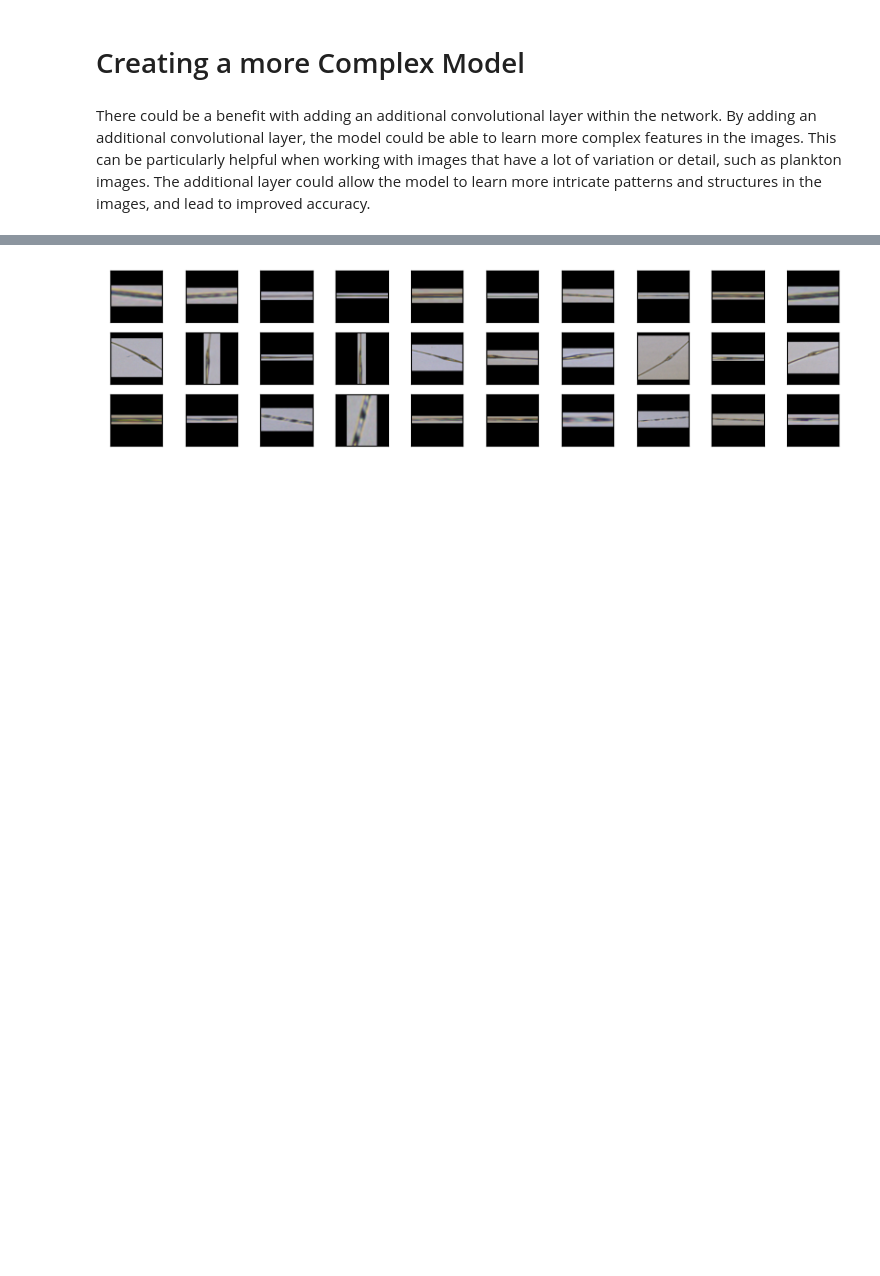
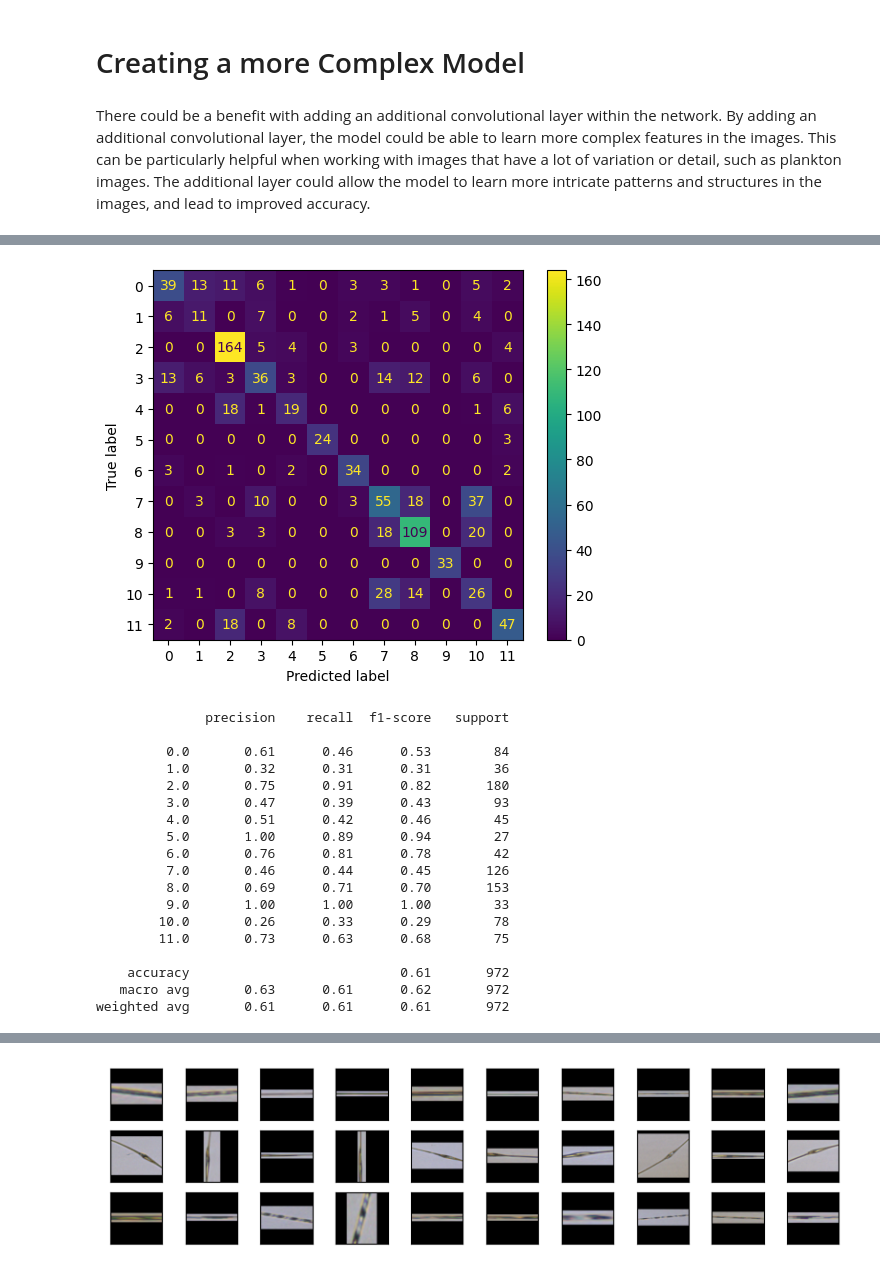
Before and after one commit to ChloeMorgana/DL-Coursework, a Jupyter notebook: 2439047s_DL_Coursework.ipynb, the cells around one changed output, grey strips where cells are left out. Drawn from its saved outputs; the diff is of its cells as text; code cells hidden in the pictures; blank space fills up the shorter version.

```diff
--- a/2439047s_DL_Coursework.ipynb
+++ b/2439047s_DL_Coursework.ipynb
@@ -546,3 +541,27 @@ weighted avg       0.60      0.60      0.59       972
+# %%
+net = CompNet()
+net.load_state_dict(dict(comp))
+evaluate(tran_test_loader, network=net)
+# %% [output]
+[figure, added]
+              precision    recall  f1-score   support
+
+         0.0       0.61      0.46      0.53        84
+         1.0       0.32      0.31      0.31        36
+         2.0       0.75      0.91      0.82       180
+         3.0       0.47      0.39      0.43        93
+         4.0       0.51      0.42      0.46        45
+         5.0       1.00      0.89      0.94        27
+         6.0       0.76      0.81      0.78        42
+         7.0       0.46      0.44      0.45       126
+         8.0       0.69      0.71      0.70       153
+         9.0       1.00      1.00      1.00        33
+        10.0       0.26      0.33      0.29        78
+        11.0       0.73      0.63      0.68        75
+
+    accuracy                           0.61       972
+   macro avg       0.63      0.61      0.62       972
+weighted avg       0.61      0.61      0.61       972
 # %% [markdown]
 # Future Work
 
```
Also changed, not shown: parts of 23 cells of this notebook, 1 other file.
